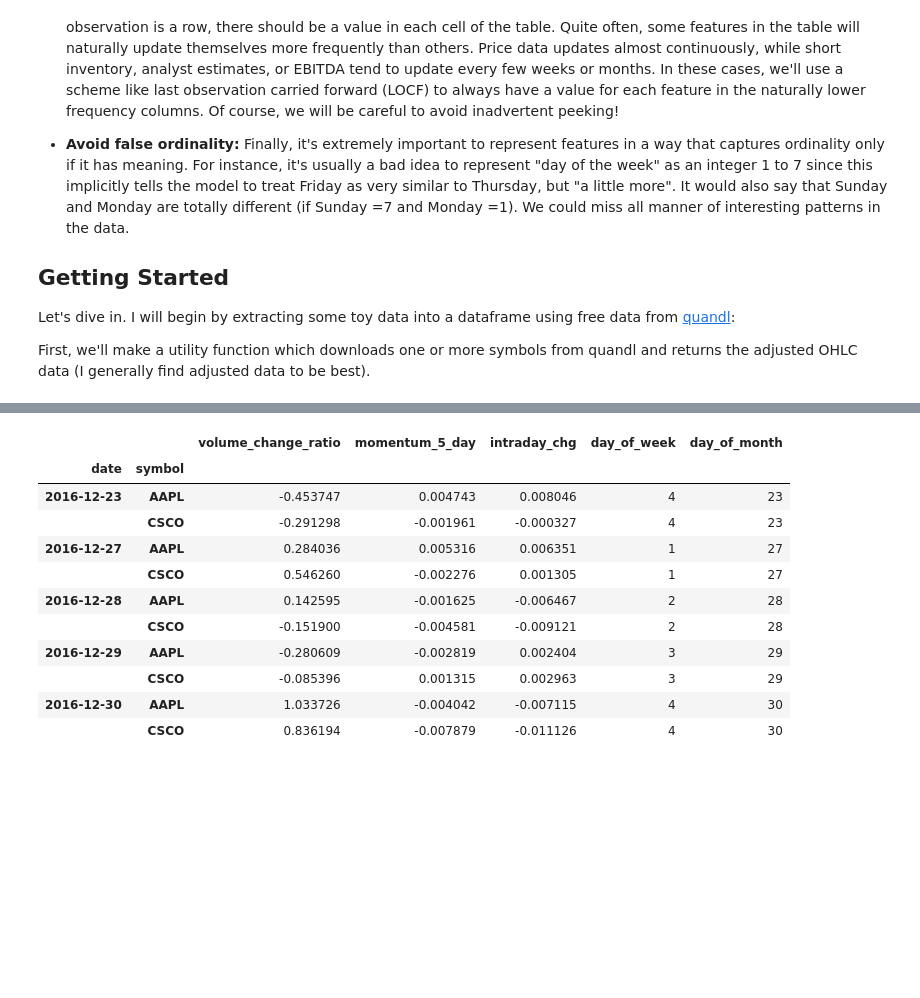
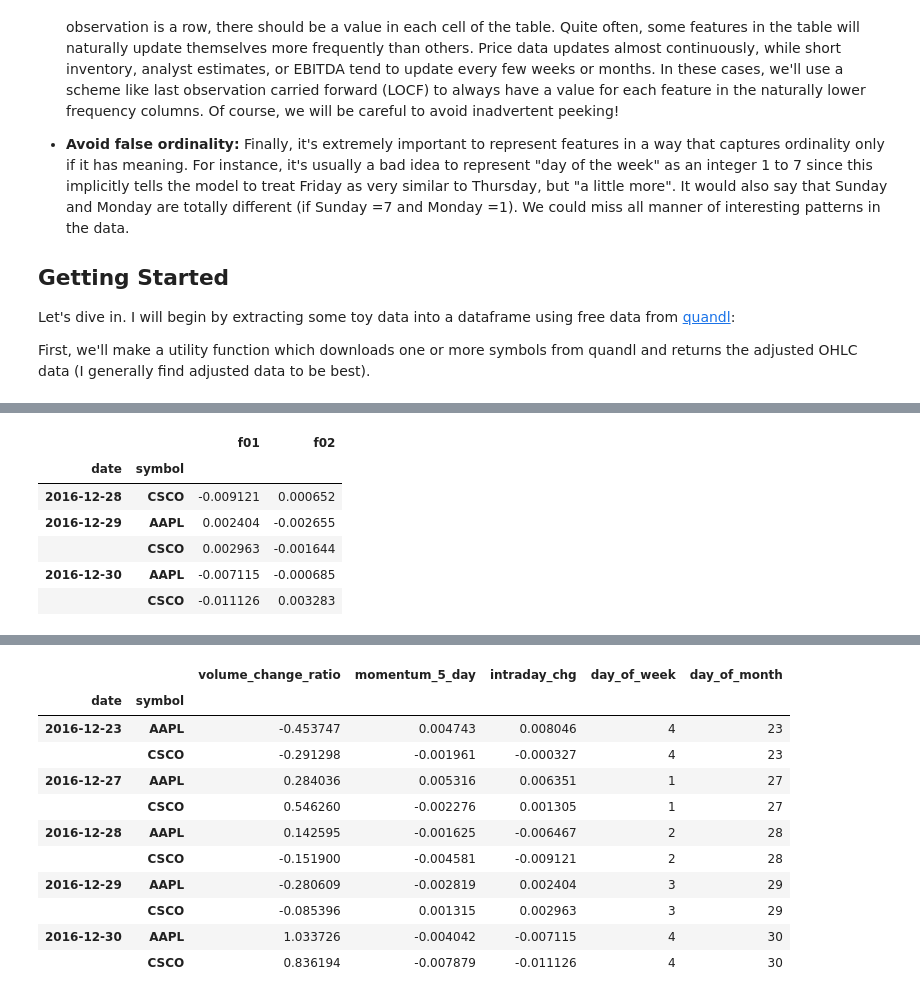
Before and after one commit to convergenceIM/invest-ML, a Jupyter notebook: 02_Feature_Engineering.ipynb, the cells around one changed output, grey strips where cells are left out. Drawn from its saved outputs; the diff is of its cells as text; code cells hidden in the pictures; blank space fills up the shorter version.

```diff
--- a/02_Feature_Engineering.ipynb
+++ b/02_Feature_Engineering.ipynb
@@ -89,0 +95,13 @@ DATA CLEANING
+# %%
+features = pd.DataFrame(index=prices.index).sort_index()
+features['f01'] = prices.close/prices.open-1 # daily return
+features['f02'] = prices.open/prices.groupby(level='symbol').close.shift(1)-1 # gap at open
+features.tail()
+# %% [output]
+|  |  | f01 | f02 |
+| date | symbol |  |  |
+| 2016-12-28 | CSCO | -0.009121 | 0.000652 |
+| 2016-12-29 | AAPL | 0.002404 | -0.002655 |
+|  | CSCO | 0.002963 | -0.001644 |
+| 2016-12-30 | AAPL | -0.007115 | -0.000685 |
+|  | CSCO | -0.011126 | 0.003283 |
```
Also changed, not shown: parts of 33 cells of this notebook.
